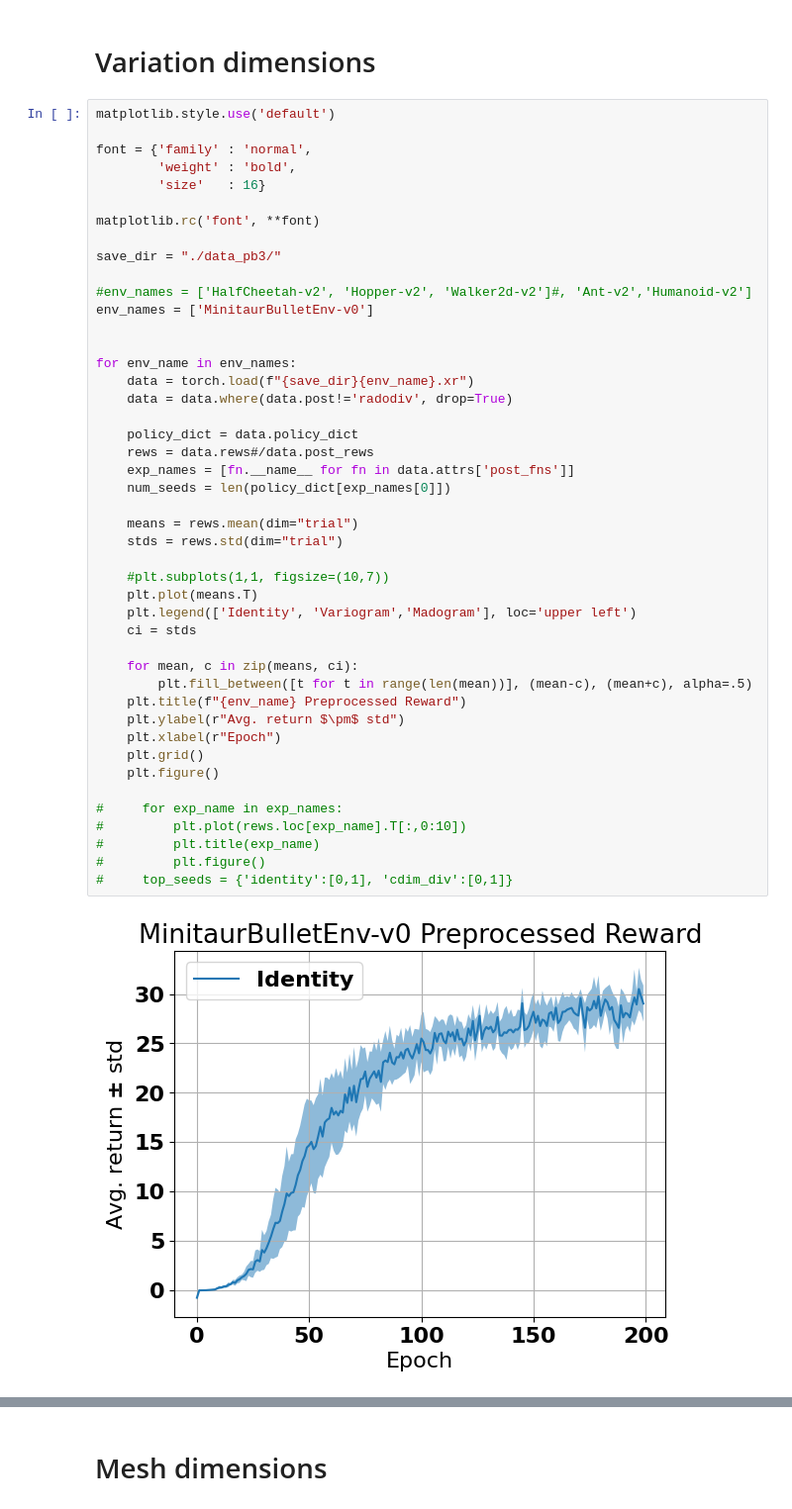
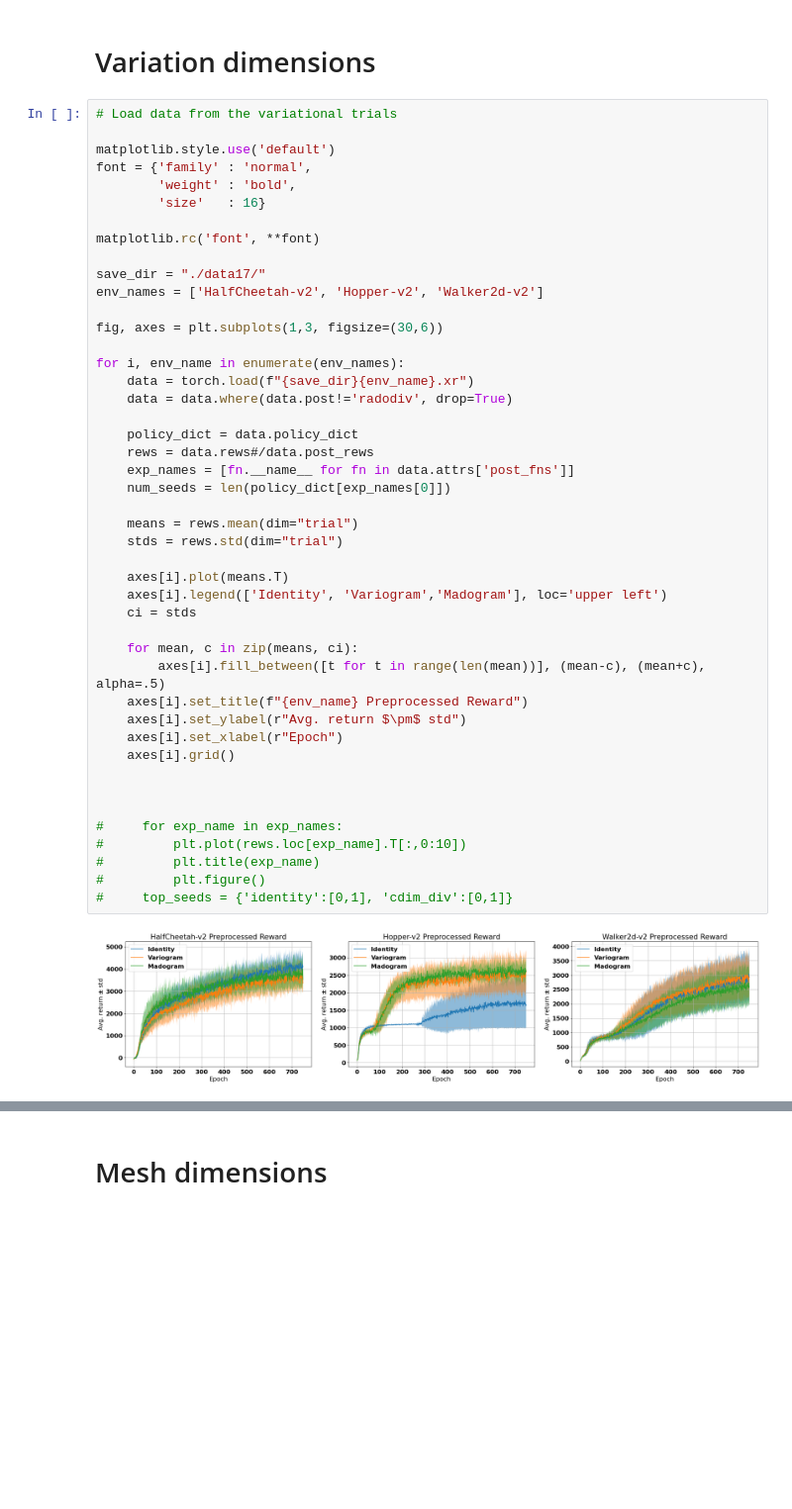
Before and after one commit to sgillen/fractal_rl, a Jupyter notebook: src/make_plots_and_tables.ipynb, the cells around one changed output, grey strips where cells are left out. Shown at 99% size. Drawn from its saved outputs; the diff is of its cells as text; blank space fills up the shorter version.

Commit message:
clean up plotting notebook

```diff
--- a/src/make_plots_and_tables.ipynb
+++ b/src/make_plots_and_tables.ipynb
@@ -105,49 +109,49 @@ def do_rollout_noise(env, policy, obs_std=.001, act_std=.01, num_steps=1000, ren
 # %% [markdown]
 # Variation dimensions
 # %%
+# Load data from the variational trials
+
 matplotlib.style.use('default')
-
 font = {'family' : 'normal',
         'weight' : 'bold',
         'size'   : 16}
 
 matplotlib.rc('font', **font)
 
-save_dir = "./data_pb3/"
+save_dir = "./data17/"
+env_names = ['HalfCheetah-v2', 'Hopper-v2', 'Walker2d-v2']
 
-#env_names = ['HalfCheetah-v2', 'Hopper-v2', 'Walker2d-v2']#, 'Ant-v2','Humanoid-v2']
-env_names = ['MinitaurBulletEnv-v0']
+fig, axes = plt.subplots(1,3, figsize=(30,6))
 
-
-for env_name in env_names:
+for i, env_name in enumerate(env_names):
     data = torch.load(f"{save_dir}{env_name}.xr")
     data = data.where(data.post!='radodiv', drop=True)
 
     policy_dict = data.policy_dict
     rews = data.rews#/data.post_rews
     exp_names = [fn.__name__ for fn in data.attrs['post_fns']]
     num_seeds = len(policy_dict[exp_names[0]])
 
     means = rews.mean(dim="trial")
     stds = rews.std(dim="trial")
 
-    #plt.subplots(1,1, figsize=(10,7))
-    plt.plot(means.T)
-    plt.legend(['Identity', 'Variogram','Madogram'], loc='upper left')
+    axes[i].plot(means.T)
+    axes[i].legend(['Identity', 'Variogram','Madogram'], loc='upper left')
     ci = stds
 
     for mean, c in zip(means, ci):
-        plt.fill_between([t for t in range(len(mean))], (mean-c), (mean+c), alpha=.5)
-    plt.title(f"{env_name} Preprocessed Reward")
-    plt.ylabel(r"Avg. return $\pm$ std")
-    plt.xlabel(r"Epoch")
-    plt.grid()
-    plt.figure()
+        axes[i].fill_between([t for t in range(len(mean))], (mean-c), (mean+c), alpha=.5)
+    axes[i].set_title(f"{env_name} Preprocessed Reward")
+    axes[i].set_ylabel(r"Avg. return $\pm$ std")
+    axes[i].set_xlabel(r"Epoch")
+    axes[i].grid()
+
+
 
 #     for exp_name in exp_names:
 #         plt.plot(rews.loc[exp_name].T[:,0:10])
 #         plt.title(exp_name)
 #         plt.figure()
 #     top_seeds = {'identity':[0,1], 'cdim_div':[0,1]}
 # %% [output]
-[figure, old version]
+[figure, new version]
```
Also changed, not shown: parts of 16 cells of this notebook.
